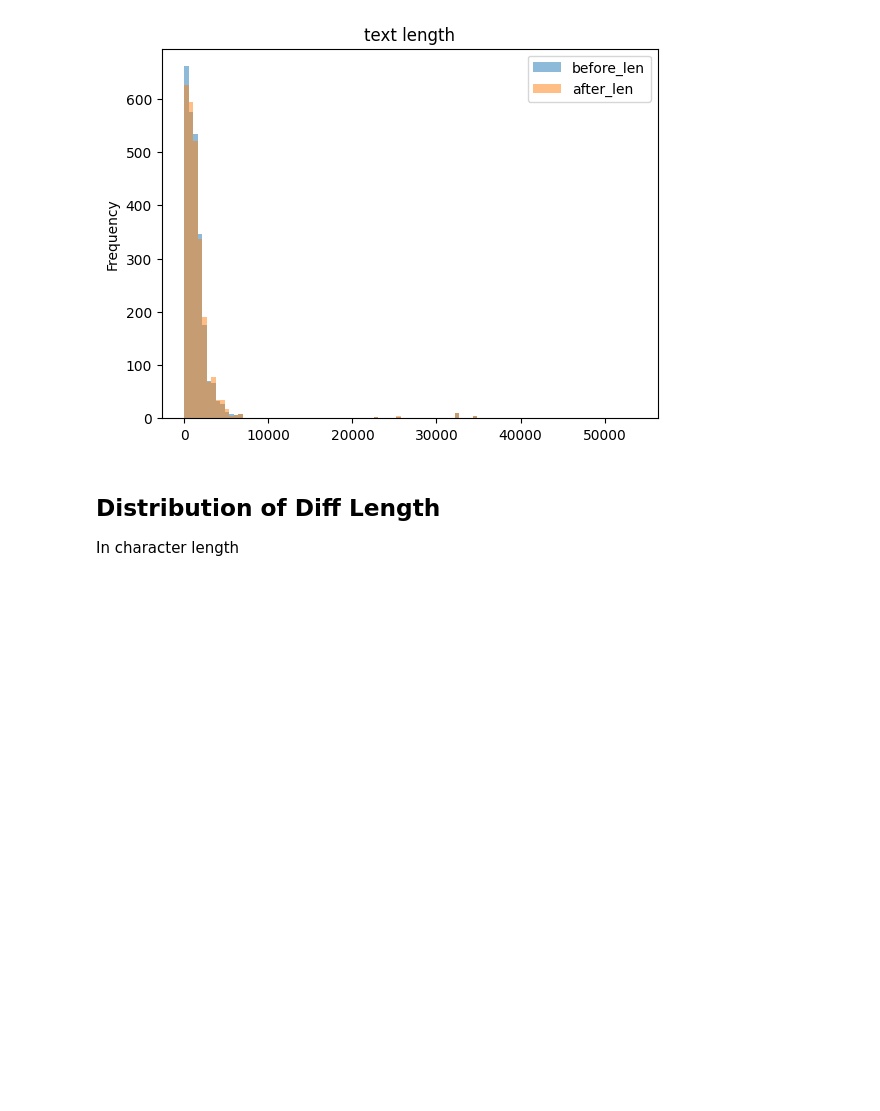
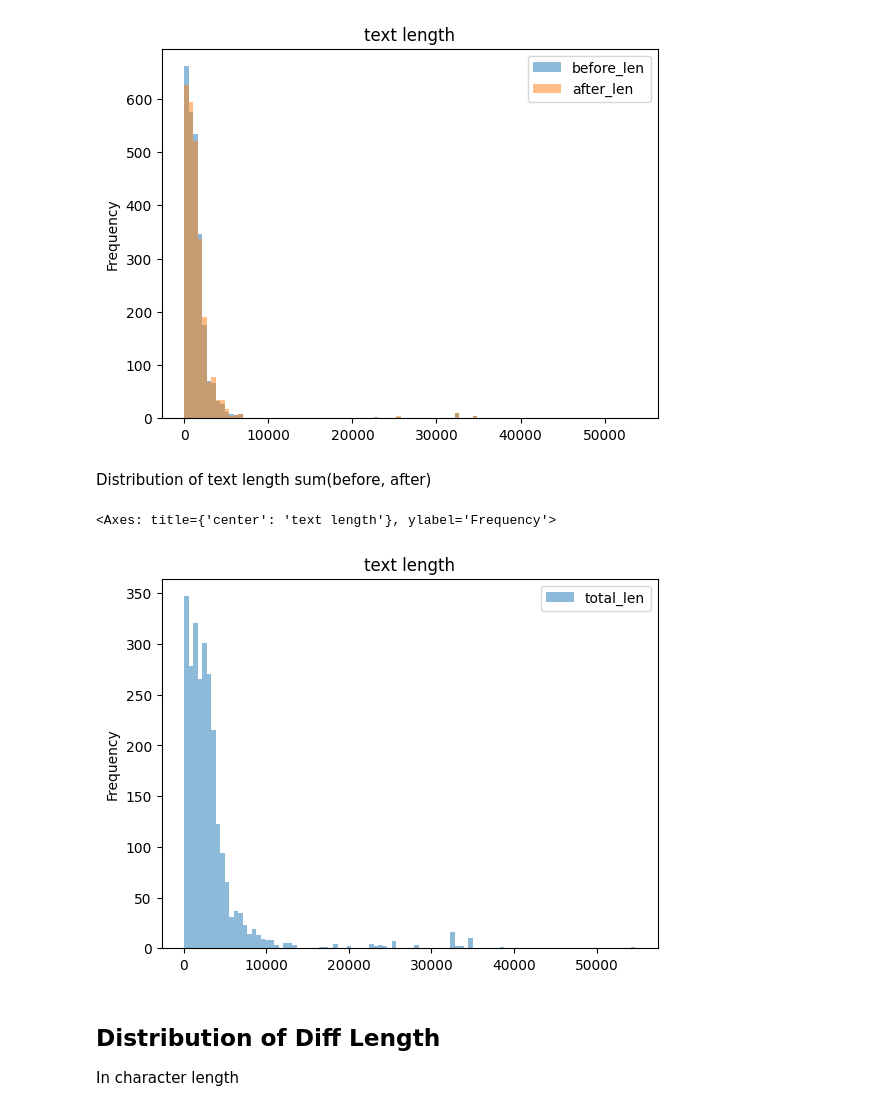
Before and after one commit to hai-labs/diff-llm, a Jupyter notebook: dataset_eda.ipynb, the cells around one changed output. Cells and saved outputs as stored; diff of their text form; code cells hidden in the pictures; blank space fills up the shorter version.

```diff
--- a/dataset_eda.ipynb
+++ b/dataset_eda.ipynb
@@ -45,7 +45,8 @@ processed_dataset = dataset.assign(
     before_len=dataset.before.str.len(),
     after_len=dataset.after.str.len(),
     diff_len=lambda df: (df.after_len - df.before_len).abs(),
-    diff_len_norm=lambda df: df.diff_len / df[["before_len", "after_len"]].max(axis="columns")
+    diff_len_norm=lambda df: df.diff_len / df[["before_len", "after_len"]].max(axis="columns"),
+    total_len=lambda df: df.before_len + df.after_len,
 )
 # %% [markdown]
 ## Distribution of Before and After Diffs
@@ -54,6 +55,13 @@ processed_dataset[["before_len", "after_len"]].plot.hist(bins=100, alpha=0.5, ti
 # %% [output]
 <Axes: title={'center': 'text length'}, ylabel='Frequency'>
 [figure]
+# %% [markdown]
+Distribution of text length sum(before, after)
+# %%
+processed_dataset[["total_len"]].plot.hist(bins=100, alpha=0.5, title="text length")
+# %% [output]
+<Axes: title={'center': 'text length'}, ylabel='Frequency'>
+[figure, added]
 # %% [markdown]
 ## Distribution of Diff Length
 
```
Also changed, not shown: parts of 1 cell of this notebook, 4 other files.
